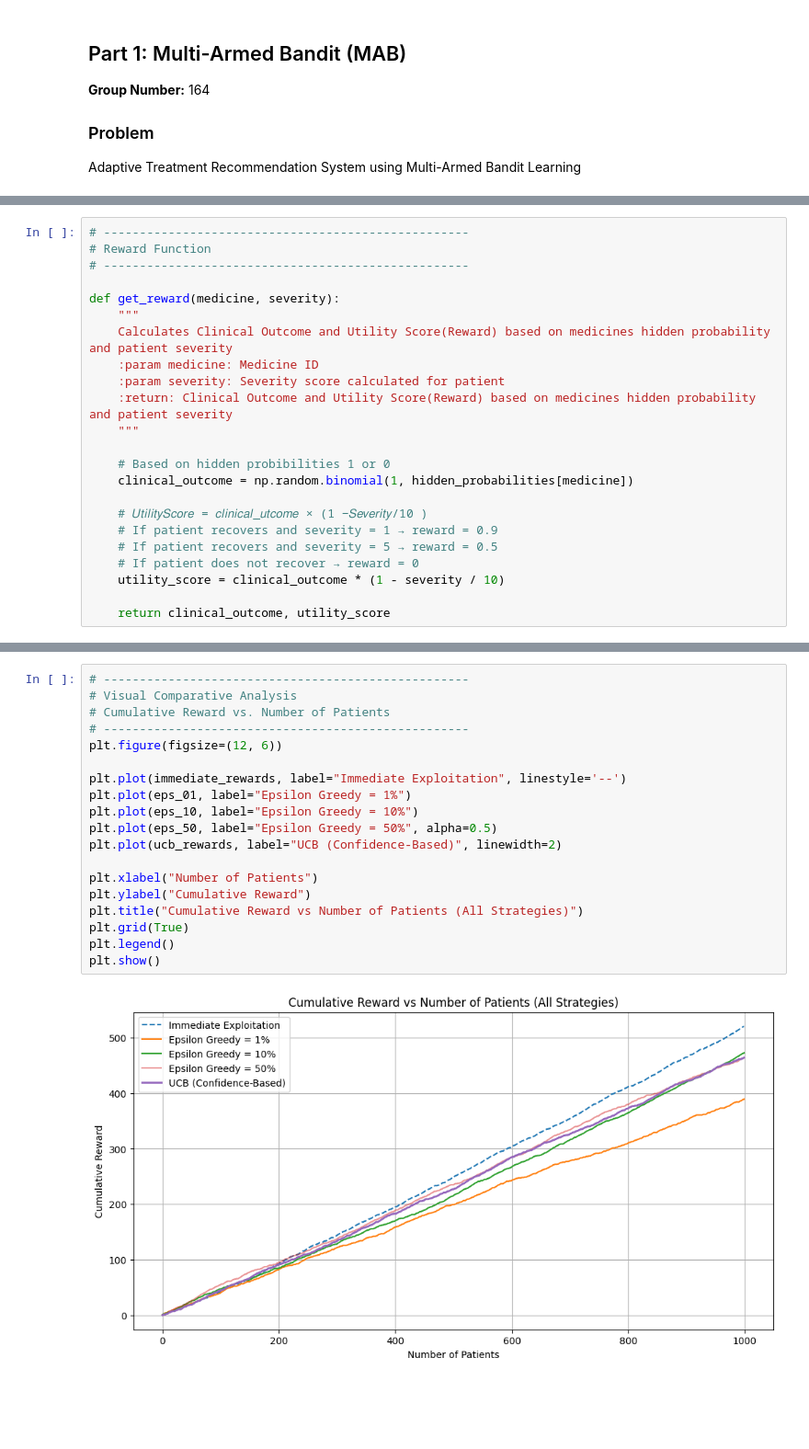
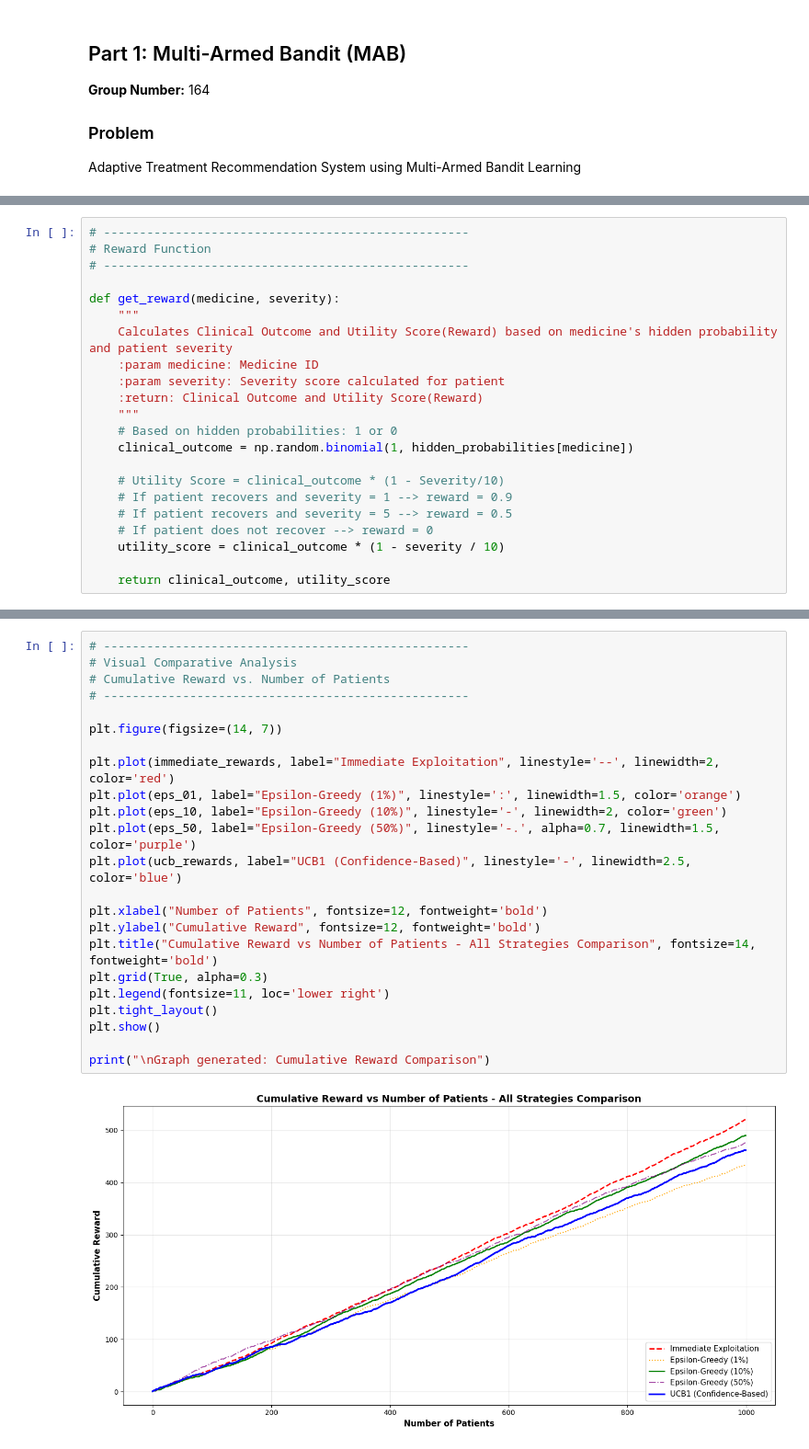
Before and after one commit to Rahul-Chauhan-2212/bits-drl-assignment-1, a Jupyter notebook: mab.ipynb, the cells around one changed output, grey strips where cells are left out. Shown at 92% size. Saved outputs shown, nothing was run; the diff lists cells and outputs as text; blank space fills up the shorter version.

```diff
--- a/mab.ipynb
+++ b/mab.ipynb
@@ -122,19 +128,18 @@ First 10 Rows
 
 def get_reward(medicine, severity):
     """
-    Calculates Clinical Outcome and Utility Score(Reward) based on medicines hidden probability and patient severity
+    Calculates Clinical Outcome and Utility Score(Reward) based on medicine's hidden probability and patient severity
     :param medicine: Medicine ID
     :param severity: Severity score calculated for patient
-    :return: Clinical Outcome and Utility Score(Reward) based on medicines hidden probability and patient severity
+    :return: Clinical Outcome and Utility Score(Reward)
     """
-
-    # Based on hidden probibilities 1 or 0
+    # Based on hidden probabilities: 1 or 0
     clinical_outcome = np.random.binomial(1, hidden_probabilities[medicine])
 
-    # 𝑈𝑡𝑖𝑙𝑖𝑡𝑦𝑆𝑐𝑜𝑟𝑒 = 𝑐𝑙𝑖𝑛𝑖𝑐𝑎𝑙_𝑢𝑡𝑐𝑜𝑚𝑒 × (1 −𝑆𝑒𝑣𝑒𝑟𝑖𝑡𝑦/10 )
-    # If patient recovers and severity = 1 → reward = 0.9
-    # If patient recovers and severity = 5 → reward = 0.5
-    # If patient does not recover → reward = 0
+    # Utility Score = clinical_outcome * (1 - Severity/10)
+    # If patient recovers and severity = 1 --> reward = 0.9
+    # If patient recovers and severity = 5 --> reward = 0.5
+    # If patient does not recover --> reward = 0
     utility_score = clinical_outcome * (1 - severity / 10)
 
     return clinical_outcome, utility_score
@@ -437,21 +481,25 @@ Random 10 Patients Records
 # %%
 # ---------------------------------------------------
 # Visual Comparative Analysis
 # Cumulative Reward vs. Number of Patients
 # ---------------------------------------------------
-plt.figure(figsize=(12, 6))
 
-plt.plot(immediate_rewards, label="Immediate Exploitation", linestyle='--')
-plt.plot(eps_01, label="Epsilon Greedy = 1%")
-plt.plot(eps_10, label="Epsilon Greedy = 10%")
-plt.plot(eps_50, label="Epsilon Greedy = 50%", alpha=0.5)
-plt.plot(ucb_rewards, label="UCB (Confidence-Based)", linewidth=2)
+plt.figure(figsize=(14, 7))
 
-plt.xlabel("Number of Patients")
-plt.ylabel("Cumulative Reward")
-plt.title("Cumulative Reward vs Number of Patients (All Strategies)")
-plt.grid(True)
-plt.legend()
+plt.plot(immediate_rewards, label="Immediate Exploitation", linestyle='--', linewidth=2, color='red')
+plt.plot(eps_01, label="Epsilon-Greedy (1%)", linestyle=':', linewidth=1.5, color='orange')
+plt.plot(eps_10, label="Epsilon-Greedy (10%)", linestyle='-', linewidth=2, color='green')
+plt.plot(eps_50, label="Epsilon-Greedy (50%)", linestyle='-.', alpha=0.7, linewidth=1.5, color='purple')
+plt.plot(ucb_rewards, label="UCB1 (Confidence-Based)", linestyle='-', linewidth=2.5, color='blue')
+
+plt.xlabel("Number of Patients", fontsize=12, fontweight='bold')
+plt.ylabel("Cumulative Reward", fontsize=12, fontweight='bold')
+plt.title("Cumulative Reward vs Number of Patients - All Strategies Comparison", fontsize=14, fontweight='bold')
+plt.grid(True, alpha=0.3)
+plt.legend(fontsize=11, loc='lower right')
+plt.tight_layout()
 plt.show()
+
+print("\nGraph generated: Cumulative Reward Comparison")
 # %% [output]
-[figure, old version]
+[figure, new version]
```
Also changed, not shown: parts of 19 cells of this notebook.
